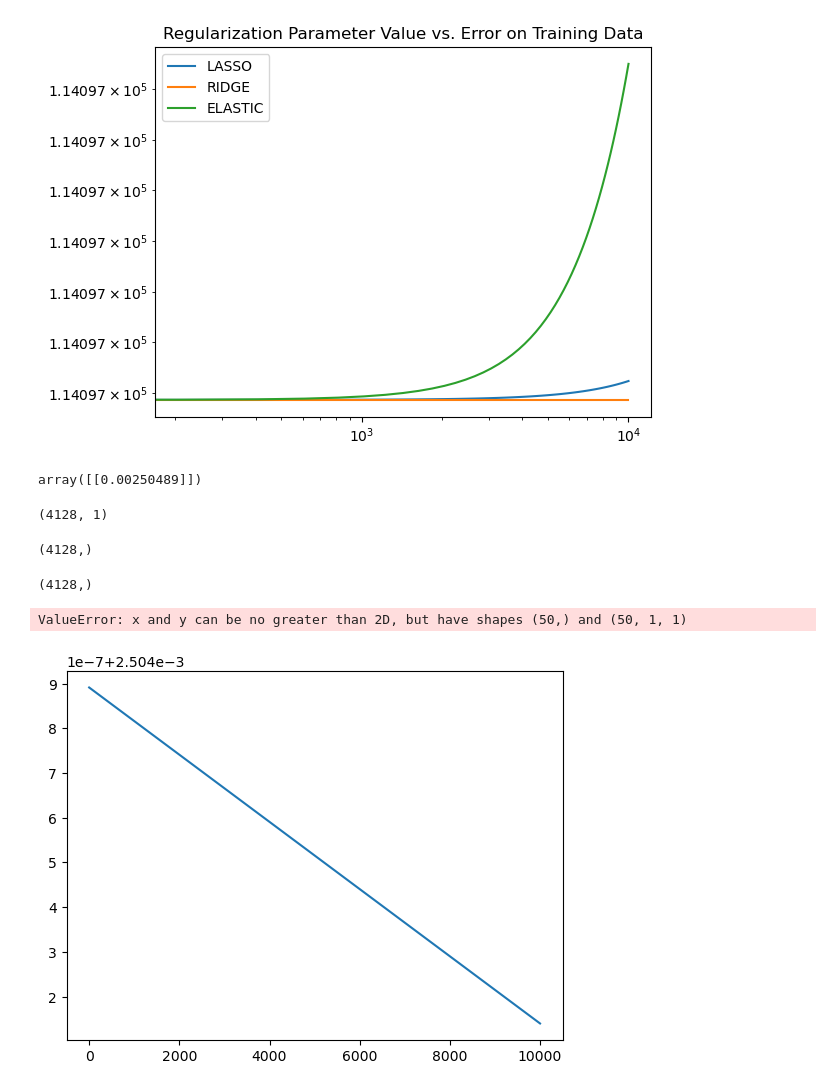
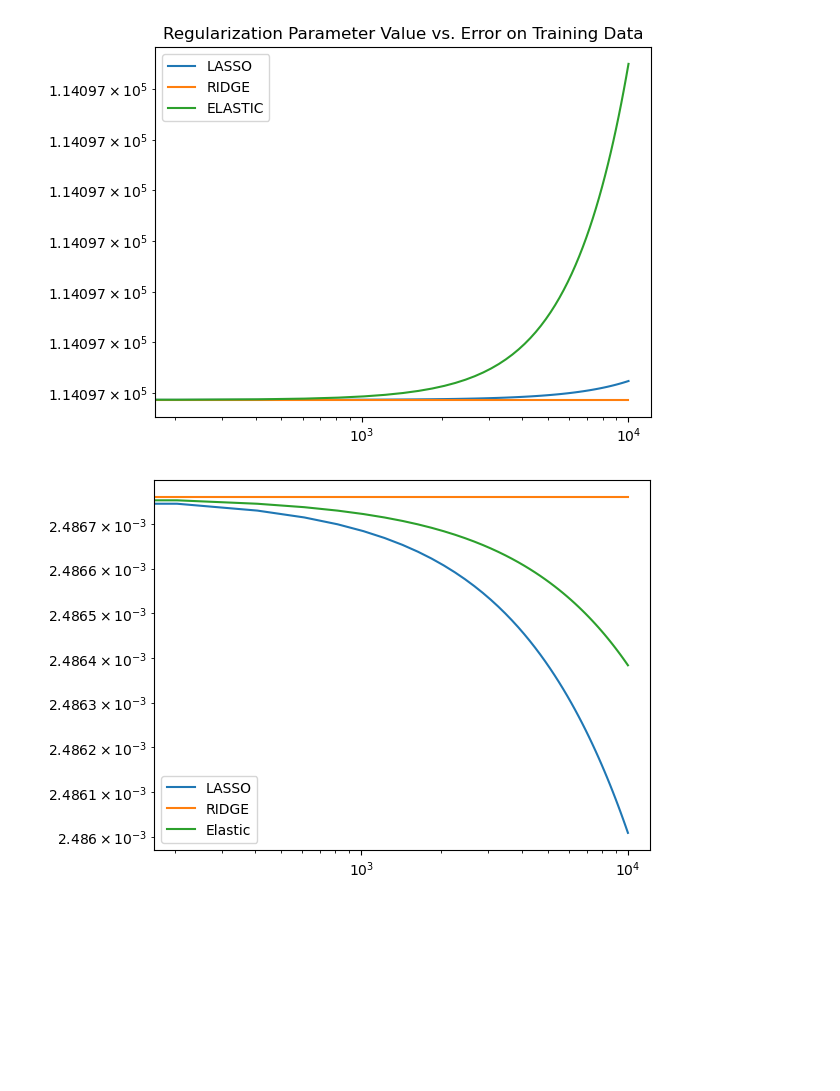
Before and after one commit to hrelosim/AM170B_Spring23, a Jupyter notebook: hw3/AM170B_hw3.ipynb, the cells around one changed output. Cells and saved outputs as stored; diff of their text form; code cells hidden in the pictures; blank space fills up the shorter version.

Commit message:
added plotting line

```diff
--- a/hw3/AM170B_hw3.ipynb
+++ b/hw3/AM170B_hw3.ipynb
@@ -272,29 +272,12 @@ for a in parameters['alpha']:
     Elastic.fit(X_train, Y_train)
     Elastic_Y_pred = Elastic.predict(X_test)
     Elastic_coef.append(Elastic.coef_)
-# %%
-Ridge_coef[0]
-# %% [output]
-array([[0.00250489]])
-# %%
-Ridge_Y_pred.shape
-# %% [output]
-(4128, 1)
-# %%
-Lasso_Y_pred.shape
-# %% [output]
-(4128,)
-# %%
-Elastic_Y_pred.shape
-# %% [output]
-(4128,)
 # %%
 plt.plot(parameters['alpha'],Lasso_coef,label = 'LASSO')
-plt.plot(parameters['alpha'],Ridge_coef,label = 'RIDGE')
+plt.plot(parameters['alpha'], [item[0] for item in Ridge_coef], label = 'RIDGE')
 plt.plot(parameters['alpha'],Elastic_coef,label = 'Elastic')
 plt.legend()
 plt.xscale('log')
 plt.yscale('log')
 # %% [output]
-ValueError: x and y can be no greater than 2D, but have shapes (50,) and (50, 1, 1)
-[figure, old version]
+[figure, new version]
```
Also changed, not shown: parts of 9 cells of this notebook.
